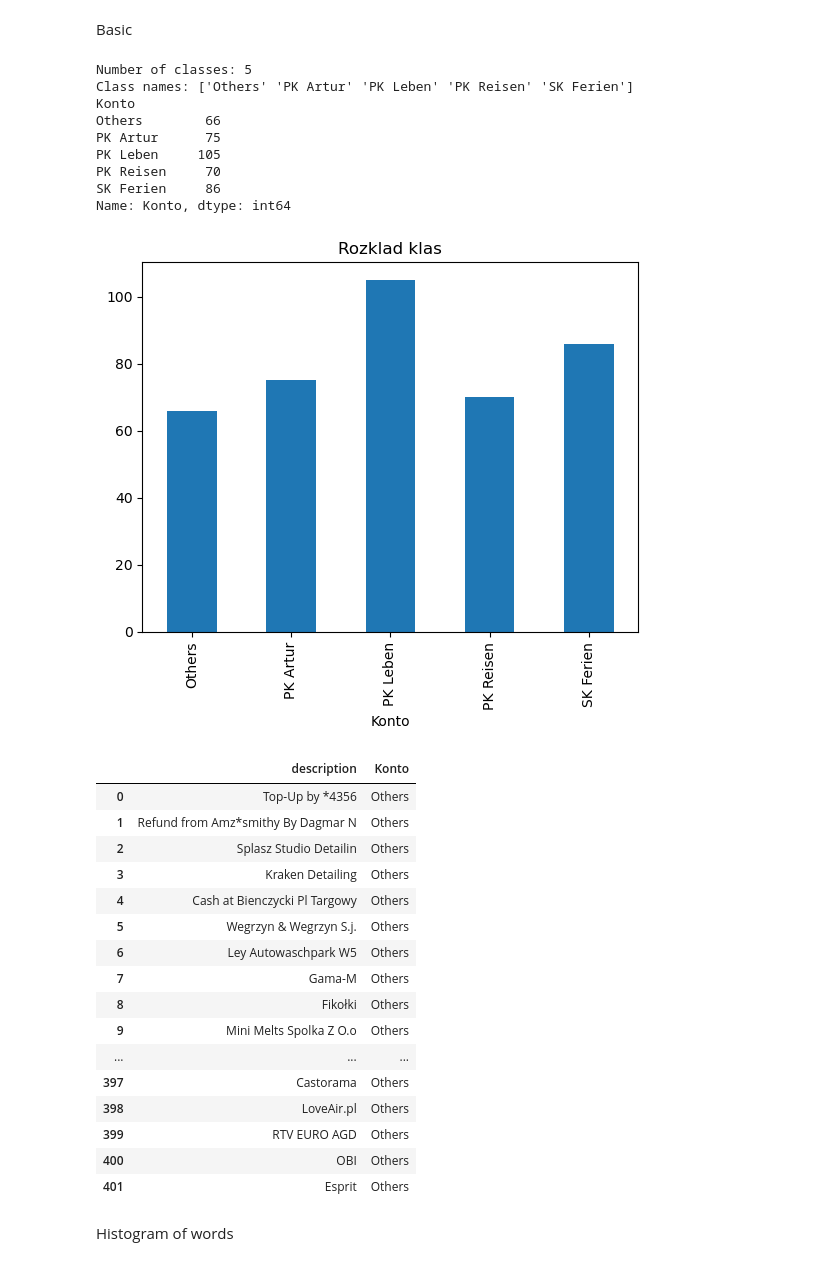
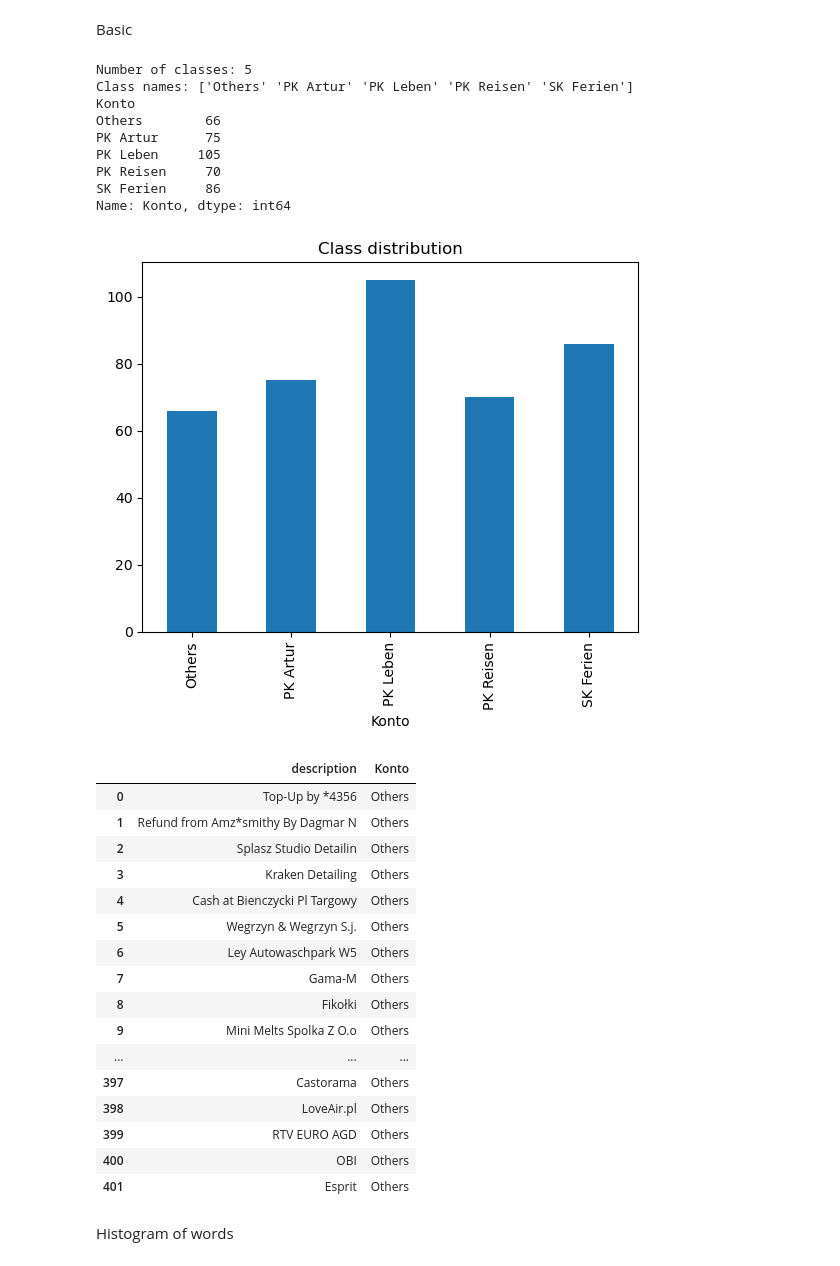
Before and after one commit to arturroo/af-finanzen, a Jupyter notebook: jupiter/transak/logistic_regression/main.ipynb, the cells around one changed output. Cells and saved outputs as stored; diff of their text form; code cells hidden in the pictures.

```diff
--- a/jupiter/transak/logistic_regression/main.ipynb
+++ b/jupiter/transak/logistic_regression/main.ipynb
@@ -50,31 +50,31 @@ Basic
 # %%
 n_classes = df.Konto.nunique()
 print(f"Number of classes: {n_classes}")
 
 target_names = df.Konto.unique()
 print(f"Class names: {target_names}")
 
 print(df.groupby("Konto").Konto.count())
 df.groupby("Konto").Konto.count().plot(kind="bar", ylim=0, )
-plt.title("Rozklad klas")
+plt.title("Class distribution")
 plt.show()
 
 # df["Konto"].astype("category").cat.codes.plot(kind="hist", color="green", width=0.8)
 # plt.show()
 # df.info()
 
 pd.concat( [df.head(10), df.tail(10)] )
 # %% [output]
 Number of classes: 5
 Class names: ['Others' 'PK Artur' 'PK Leben' 'PK Reisen' 'SK Ferien']
 Konto
 Others        66
 PK Artur      75
 PK Leben     105
 PK Reisen     70
 SK Ferien     86
 Name: Konto, dtype: int64
-[figure, old version]
+[figure, new version]
 |  | description | Konto |
 | 0 | Top-Up by *4356 | Others |
 | 1 | Refund from Amz*smithy By Dagmar N | Others |
```
Also changed, not shown: parts of 11 cells of this notebook.
